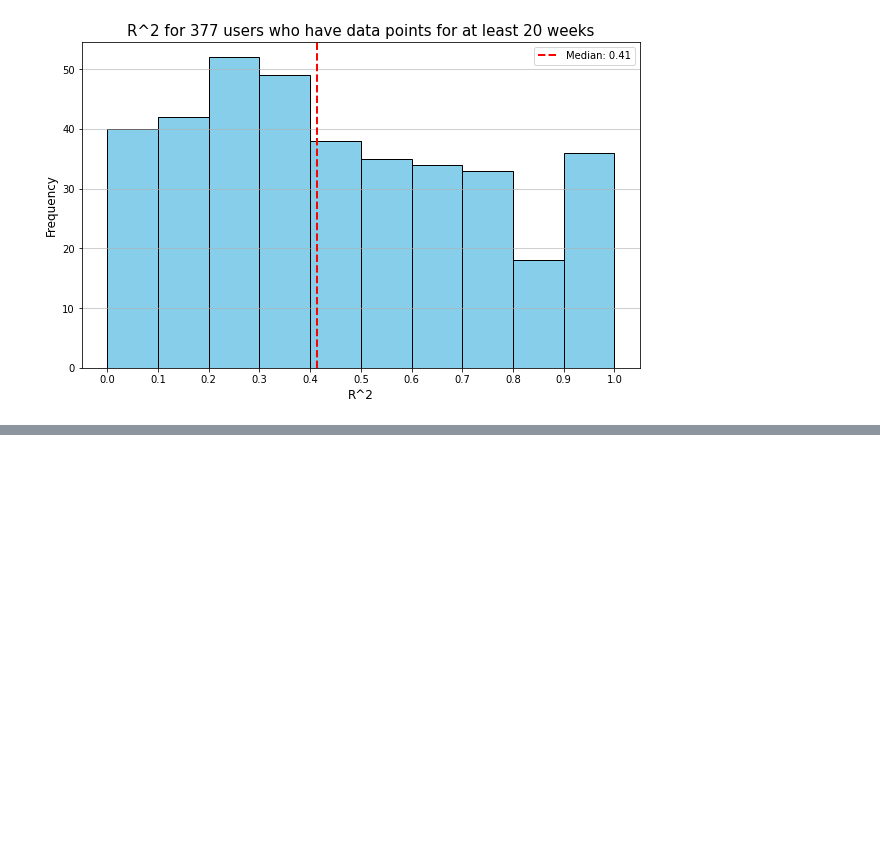
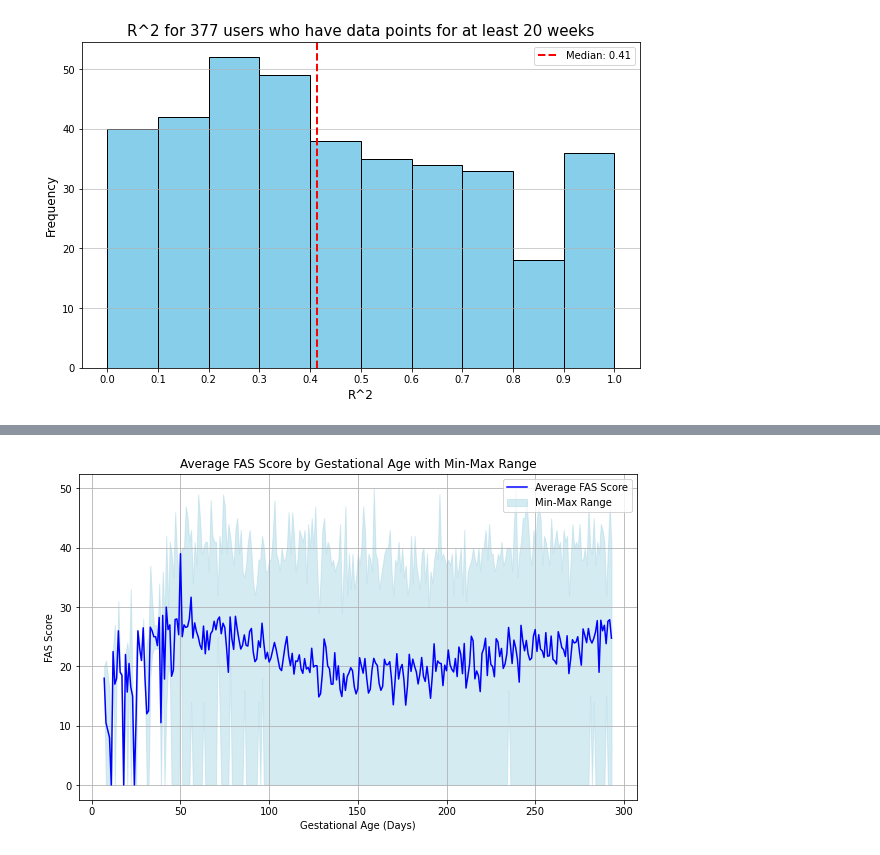
Before and after one commit to Tinbeh97/N-of-1-Level-Wearable-Data-Analysis, a Jupyter notebook: experiments/fatigue_replication.ipynb, the cells around one changed output, grey strips where cells are left out. Cells and saved outputs as stored; diff of their text form; code cells hidden in the pictures; blank space fills up the shorter version.

```diff
--- a/experiments/fatigue_replication.ipynb
+++ b/experiments/fatigue_replication.ipynb
@@ -696,0 +920,22 @@ plt.show()
+# %%
+# Calculate the average, min, and max fas_score for each gest_age
+grouped = merged_df.groupby('gest_age')['fas_score'].agg(['mean', 'min', 'max']).reset_index()
+# grouped = merged_df.groupby('gest_age')['fas_score'].agg(
+#     mean='mean',
+#     p95_lower=lambda x: np.percentile(x, 2.5),
+#     p95_upper=lambda x: np.percentile(x, 97.5)
+# ).reset_index()
+# Plotting
+plt.figure(figsize=(10, 6))
+plt.plot(grouped['gest_age'], grouped['mean'], label='Average FAS Score', color='blue')
+plt.fill_between(grouped['gest_age'], grouped['min'], grouped['max'], color='lightblue', alpha=0.5, label='Min-Max Range')
+# plt.fill_between(grouped['gest_age'], grouped['p95_lower'], grouped['p95_upper'], color='lightblue', alpha=0.5, label='95% Percentile Range')
+plt.xlabel('Gestational Age (Days)')
+plt.ylabel('FAS Score')
+# plt.ylim(1, 7)
+plt.title('Average FAS Score by Gestational Age with Min-Max Range')
+plt.legend()
+plt.grid(True)
+plt.show()
+# %% [output]
+[figure, added]
```
Also changed, not shown: parts of 24 cells of this notebook.
